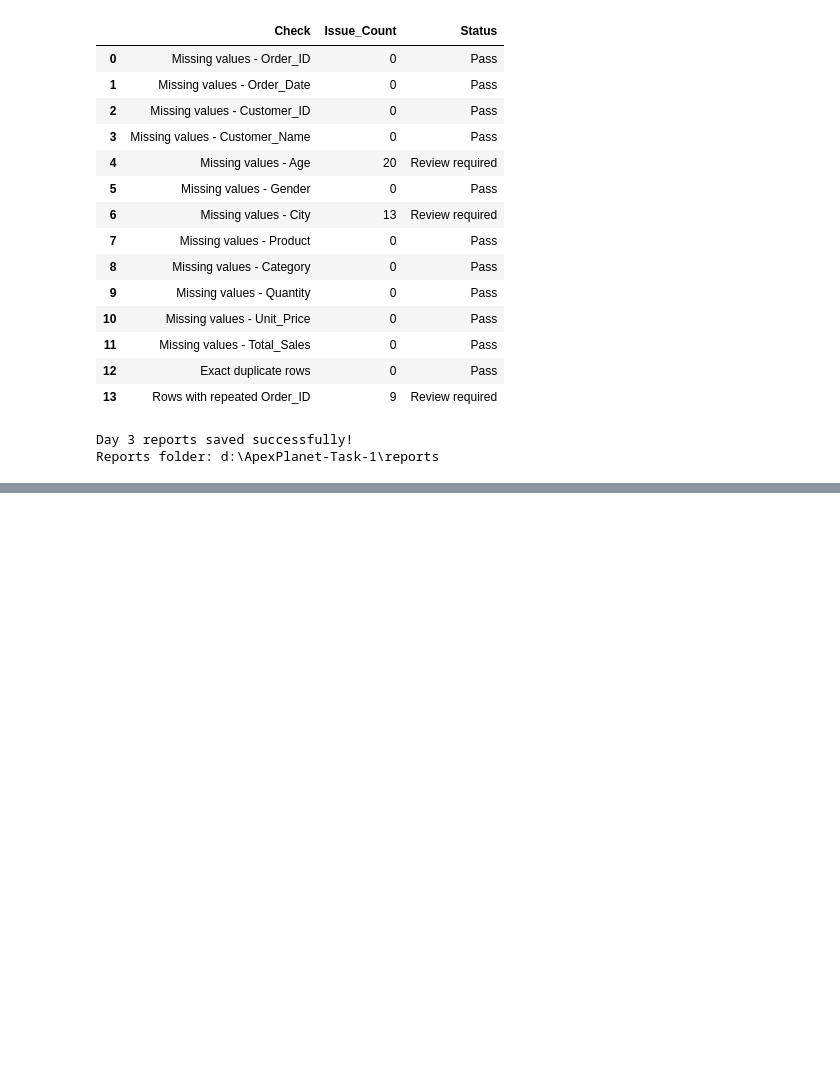
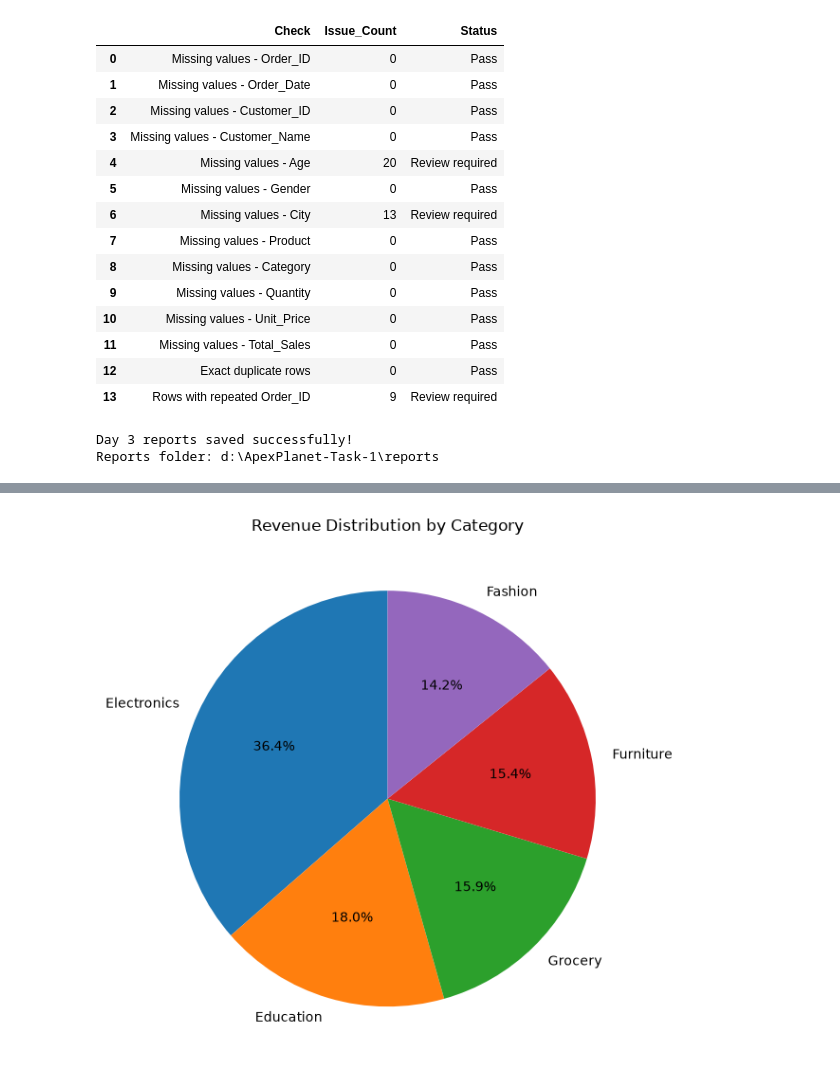
Before and after one commit to Ganeshkoli01/Ganeshkoli_ApexPlanet_Internship, a Jupyter notebook: notebooks/Data_Immersion_Wrangling.ipynb, the cells around one changed output, grey strips where cells are left out. Saved outputs shown, nothing was run; the diff lists cells and outputs as text; code cells hidden in the pictures; blank space fills up the shorter version.

```diff
--- a/notebooks/Data_Immersion_Wrangling.ipynb
+++ b/notebooks/Data_Immersion_Wrangling.ipynb
@@ -665,0 +1945,21 @@ Reports folder: d:\ApexPlanet-Task-1\reports
+# %%
+# DAY 8 - STEP 1: Load dataset and prepare analysis
+
+import pandas as pd
+import matplotlib.pyplot as plt
+from pathlib import Path
+
+day6_output = Path(
+    "../data/processed/day6_feature_engineered_dataset.csv"
+)
+
+df_day8 = pd.read_csv(
+    day6_output,
+    parse_dates=["Order_Date"]
+)
+
+print("Day 8 dataset loaded successfully!")
+print("Rows:", df_day8.shape[0])
+print("Columns:", df_day8.shape[1])
+
+display(df_day8.head())
@@ -665,0 +2015,23 @@ Reports folder: d:\ApexPlanet-Task-1\reports
+# %%
+# DAY 8 - STEP 3: Revenue distribution by category
+
+category_revenue = (
+    df_day8.groupby("Category")["Total_Sales"]
+    .sum()
+    .sort_values(ascending=False)
+)
+
+plt.figure(figsize=(9, 6))
+
+plt.pie(
+    category_revenue,
+    labels=category_revenue.index,
+    autopct="%1.1f%%",
+    startangle=90
+)
+
+plt.title("Revenue Distribution by Category")
+plt.tight_layout()
+plt.show()
+# %% [output]
+[figure, added]
```
Also changed, not shown: parts of 75 cells of this notebook, 26 other files.
